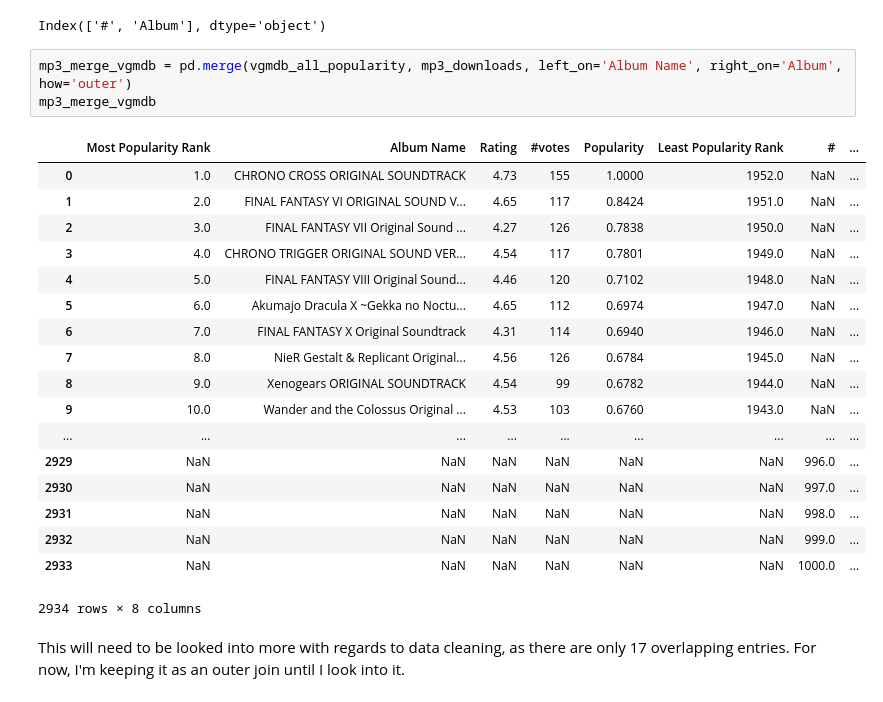
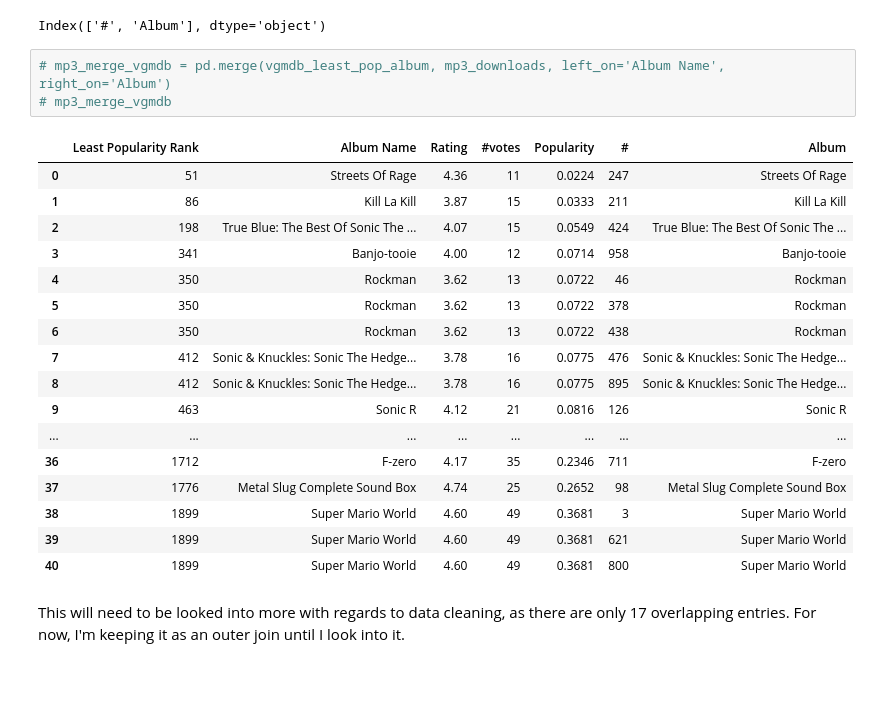
Before and after one commit to ewijohnson/johnson_eric_data_mashup_project, a Jupyter notebook: jupyter_notebooks_data_mashup/Dataset Combining.ipynb, the cells around one changed output. Cells and saved outputs as stored; diff of their text form.

Commit message:
Updated Jupyter Notebook. Final dataset is actually quite a bit improved when removing all vgmdb data.

```diff
--- a/jupyter_notebooks_data_mashup/Dataset Combining.ipynb
+++ b/jupyter_notebooks_data_mashup/Dataset Combining.ipynb
@@ -406,27 +417,26 @@ mp3_downloads.columns
 # %% [output]
 Index(['#', 'Album'], dtype='object')
 # %%
-mp3_merge_vgmdb = pd.merge(vgmdb_all_popularity, mp3_downloads, left_on='Album Name', right_on='Album', how='outer')
-mp3_merge_vgmdb
+# mp3_merge_vgmdb = pd.merge(vgmdb_least_pop_album, mp3_downloads, left_on='Album Name', right_on='Album')
+# mp3_merge_vgmdb
 # %% [output]
-|  | Most Popularity Rank | Album Name | Rating | #votes | Popularity | Least Popularity Rank | # | ... |
-| 0 | 1.0 | CHRONO CROSS ORIGINAL SOUNDTRACK | 4.73 | 155 | 1.0000 | 1952.0 | NaN | ... |
-| 1 | 2.0 | FINAL FANTASY VI ORIGINAL SOUND V... | 4.65 | 117 | 0.8424 | 1951.0 | NaN | ... |
-| 2 | 3.0 | FINAL FANTASY VII Original Sound ... | 4.27 | 126 | 0.7838 | 1950.0 | NaN | ... |
-| 3 | 4.0 | CHRONO TRIGGER ORIGINAL SOUND VER... | 4.54 | 117 | 0.7801 | 1949.0 | NaN | ... |
-| 4 | 5.0 | FINAL FANTASY VIII Original Sound... | 4.46 | 120 | 0.7102 | 1948.0 | NaN | ... |
-| 5 | 6.0 | Akumajo Dracula X ~Gekka no Noctu... | 4.65 | 112 | 0.6974 | 1947.0 | NaN | ... |
-| 6 | 7.0 | FINAL FANTASY X Original Soundtrack | 4.31 | 114 | 0.6940 | 1946.0 | NaN | ... |
-| 7 | 8.0 | NieR Gestalt & Replicant Original... | 4.56 | 126 | 0.6784 | 1945.0 | NaN | ... |
-| 8 | 9.0 | Xenogears ORIGINAL SOUNDTRACK | 4.54 | 99 | 0.6782 | 1944.0 | NaN | ... |
-| 9 | 10.0 | Wander and the Colossus Original ... | 4.53 | 103 | 0.6760 | 1943.0 | NaN | ... |
-| ... | ... | ... | ... | ... | ... | ... | ... | ... |
-| 2929 | NaN | NaN | NaN | NaN | NaN | NaN | 996.0 | ... |
-| 2930 | NaN | NaN | NaN | NaN | NaN | NaN | 997.0 | ... |
-| 2931 | NaN | NaN | NaN | NaN | NaN | NaN | 998.0 | ... |
-| 2932 | NaN | NaN | NaN | NaN | NaN | NaN | 999.0 | ... |
-| 2933 | NaN | NaN | NaN | NaN | NaN | NaN | 1000.0 | ... |
+|  | Least Popularity Rank | Album Name | Rating | #votes | Popularity | # | Album |
+| 0 | 51 | Streets Of Rage | 4.36 | 11 | 0.0224 | 247 | Streets Of Rage |
+| 1 | 86 | Kill La Kill | 3.87 | 15 | 0.0333 | 211 | Kill La Kill |
+| 2 | 198 | True Blue: The Best Of Sonic The ... | 4.07 | 15 | 0.0549 | 424 | True Blue: The Best Of Sonic The ... |
+| 3 | 341 | Banjo-tooie | 4.00 | 12 | 0.0714 | 958 | Banjo-tooie |
+| 4 | 350 | Rockman | 3.62 | 13 | 0.0722 | 46 | Rockman |
+| 5 | 350 | Rockman | 3.62 | 13 | 0.0722 | 378 | Rockman |
+| 6 | 350 | Rockman | 3.62 | 13 | 0.0722 | 438 | Rockman |
+| 7 | 412 | Sonic & Knuckles: Sonic The Hedge... | 3.78 | 16 | 0.0775 | 476 | Sonic & Knuckles: Sonic The Hedge... |
+| 8 | 412 | Sonic & Knuckles: Sonic The Hedge... | 3.78 | 16 | 0.0775 | 895 | Sonic & Knuckles: Sonic The Hedge... |
+| 9 | 463 | Sonic R | 4.12 | 21 | 0.0816 | 126 | Sonic R |
+| ... | ... | ... | ... | ... | ... | ... | ... |
+| 36 | 1712 | F-zero | 4.17 | 35 | 0.2346 | 711 | F-zero |
+| 37 | 1776 | Metal Slug Complete Sound Box | 4.74 | 25 | 0.2652 | 98 | Metal Slug Complete Sound Box |
+| 38 | 1899 | Super Mario World | 4.60 | 49 | 0.3681 | 3 | Super Mario World |
+| 39 | 1899 | Super Mario World | 4.60 | 49 | 0.3681 | 621 | Super Mario World |
+| 40 | 1899 | Super Mario World | 4.60 | 49 | 0.3681 | 800 | Super Mario World |
-2934 rows × 8 columns
 # %% [markdown]
 This will need to be looked into more with regards to data cleaning, as there are only 17 overlapping entries. For now, I'm keeping it as an outer join until I look into it.
 # %%
```
Also changed, not shown: parts of 25 cells of this notebook.
